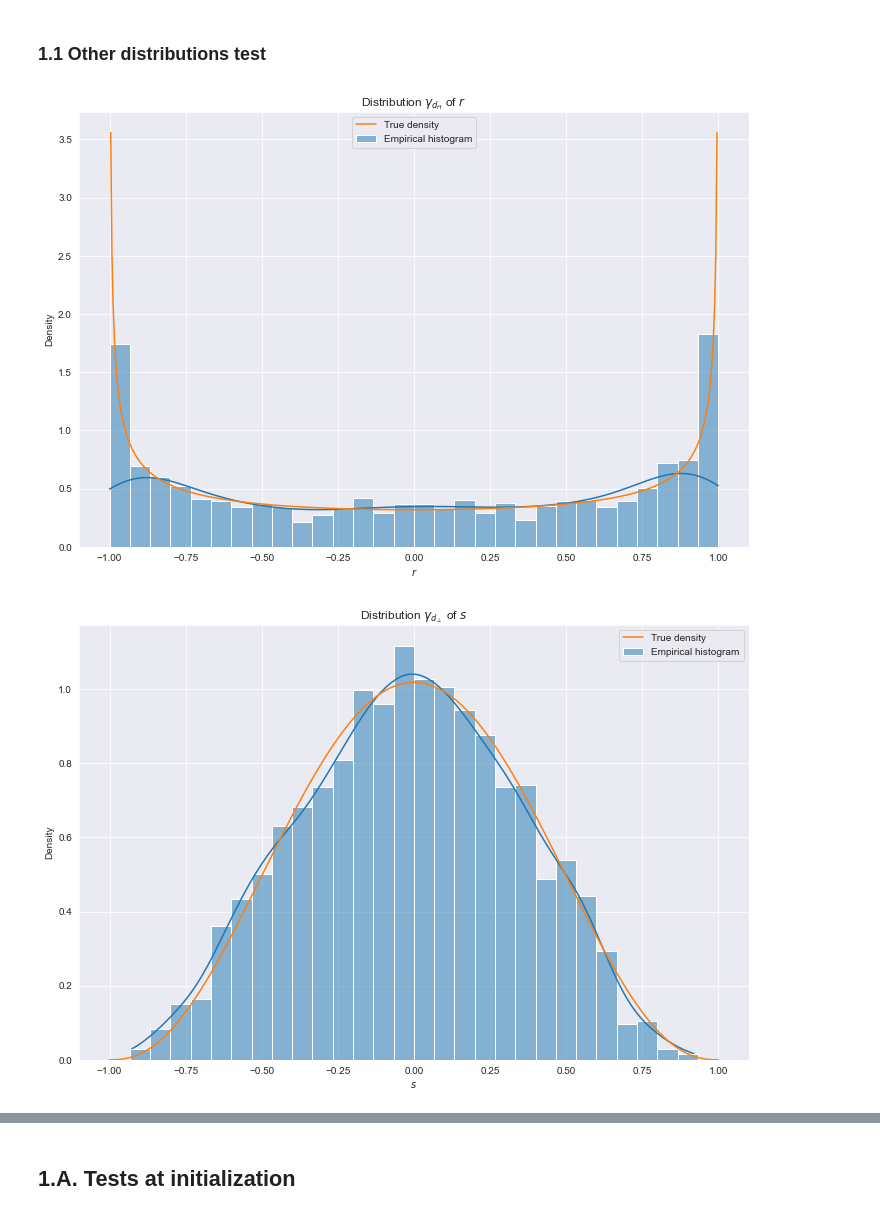
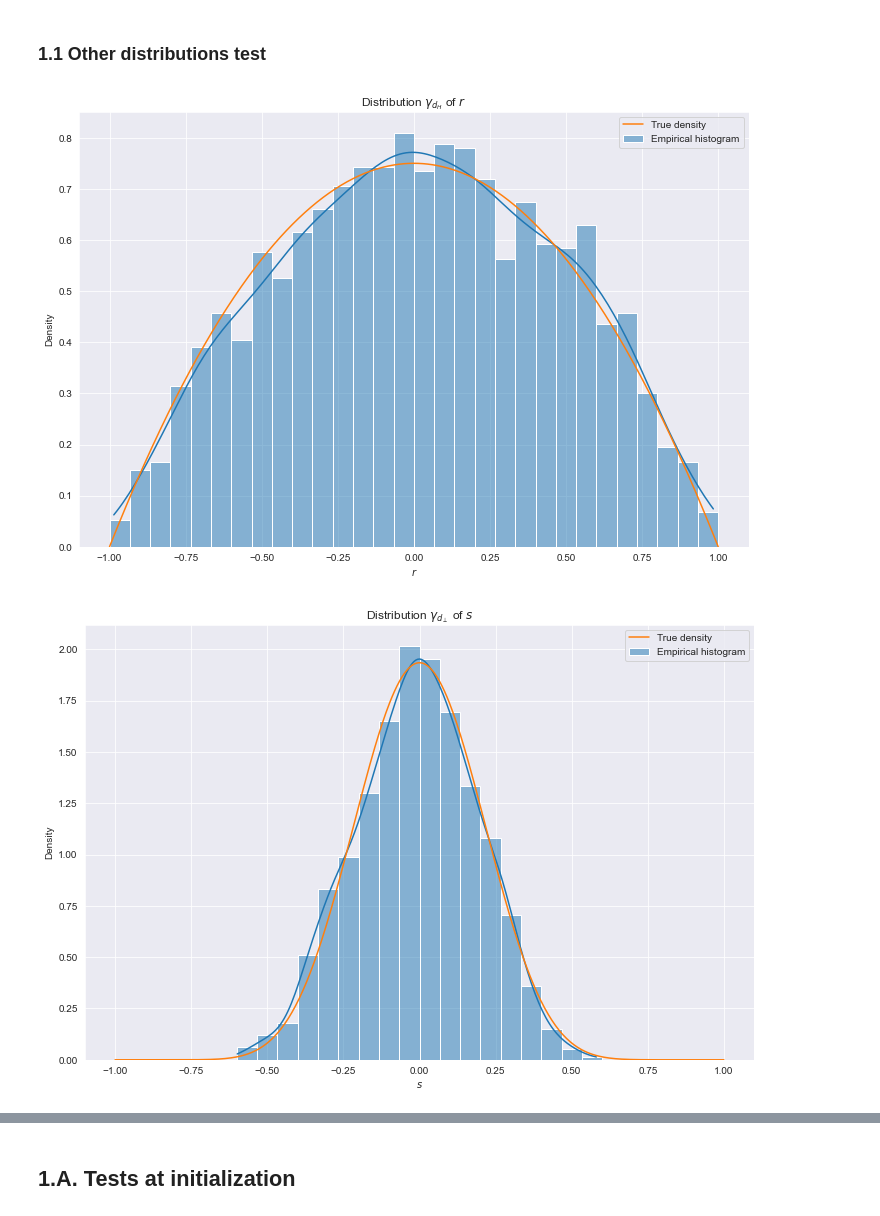
Before and after one commit to karl-hajjar/learning-structure, a Jupyter notebook: learning-structure/notebooks/1d-simulation-jax.ipynb, the cells around one changed output, grey strips where cells are left out. Drawn from its saved outputs; the diff is of its cells as text; code cells hidden in the pictures.

Commit message:
Fixed issue with loss in odd-target and with the constants in 1d simulation

```diff
--- a/learning-structure/notebooks/1d-simulation-jax.ipynb
+++ b/learning-structure/notebooks/1d-simulation-jax.ipynb
@@ -43,14 +43,13 @@ from networks import two_layer_net
 ## Constants
 # %%
 n_samples = 500
-input_dim = 10 # 25 # 50
-d_H = 2 # 10
+input_dim = 30 # 25 # 50
+d_H = 5 # 10
 width = 1024  # 1024
 bias = False
-n_steps = 10000
+n_steps = 10000 # 2000
 base_lr = 5.0e-3
 
-target_p = 2
 SEED = 42
 num = 500
 N_b = 1000
@@ -105,19 +106,19 @@ us = (vs * bernouillis[1, :]).reshape(-1)
 # %%
 u_grid = jnp.linspace(start=-1., stop=1., num=num, endpoint=True)
 colors = sns.color_palette()
 
 data = pd.DataFrame(columns=['$r$'])
 data['$r$'] = rs
 
 plt.figure(figsize=(12, 8))
 sns.histplot(data, x='$r$', stat='density', kde=True, binrange=(-1., 1.), bins=30,
              label='Empirical histogram')
-plt.plot(u_grid, (1 - u_grid**2)**((d_H-3)/2) / s.beta(1/2, (d_H-1)/2), color=colors[1], label='True density')
+plt.plot(u_grid, (1 - u_grid**2)**((d_H-3)/2) / sp.beta(1/2, (d_H-1)/2), color=colors[1], label='True density')
 plt.title('Distribution $\gamma_{d_H}$ of $r$')
 plt.legend()
 plt.show()
 # %% [output]
-[figure, old version]
+[figure, new version]
 # %%
 r_grid = jnp.linspace(start=-1., stop=1., num=num, endpoint=True)
 colors = sns.color_palette()
@@ -128,12 +129,12 @@ data['$s$'] = us
 plt.figure(figsize=(12, 8))
 sns.histplot(data, x='$s$', stat='density', kde=True, binrange=(-1., 1.), bins=30,
              label='Empirical histogram')
-plt.plot(u_grid, (1 - u_grid**2)**((d-d_H-3)/2) / s.beta(1/2, (d-d_H-1)/2), color=colors[1], label='True density')
+plt.plot(u_grid, (1 - u_grid**2)**((d-d_H-3)/2) / sp.beta(1/2, (d-d_H-1)/2), color=colors[1], label='True density')
 plt.title('Distribution $\gamma_{d_\perp}$ of $s$')
 plt.legend()
 plt.show()
 # %% [output]
-[figure, old version]
+[figure, new version]
 # %%
 theta_grid = jnp.linspace(start=0., stop=np.pi/2, num=num, endpoint=True)
 colors = sns.color_palette()
```
Also changed, not shown: parts of 54 cells of this notebook, 1 other file.
